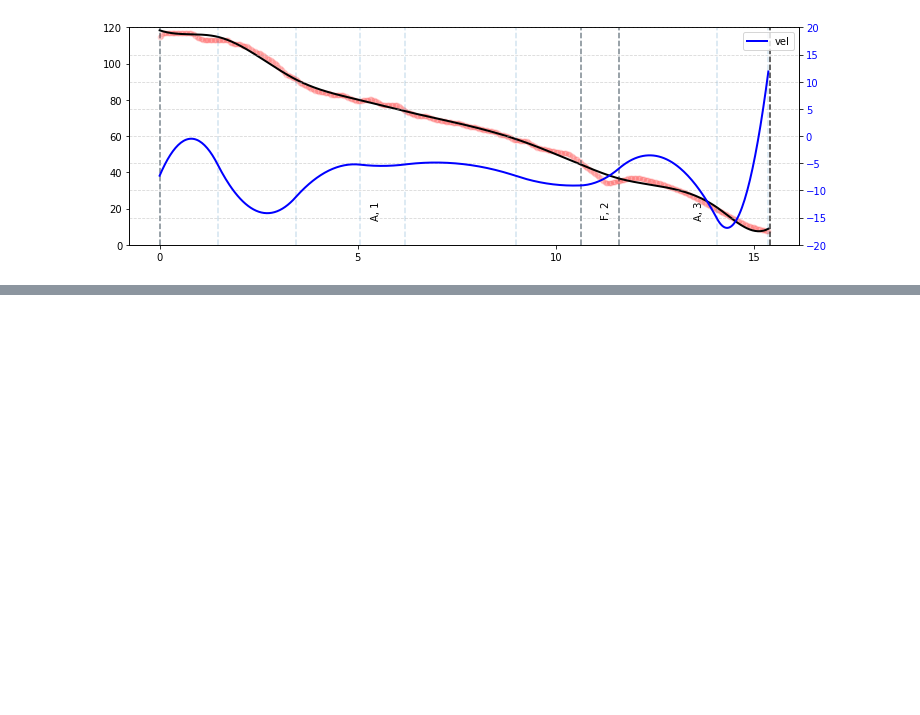
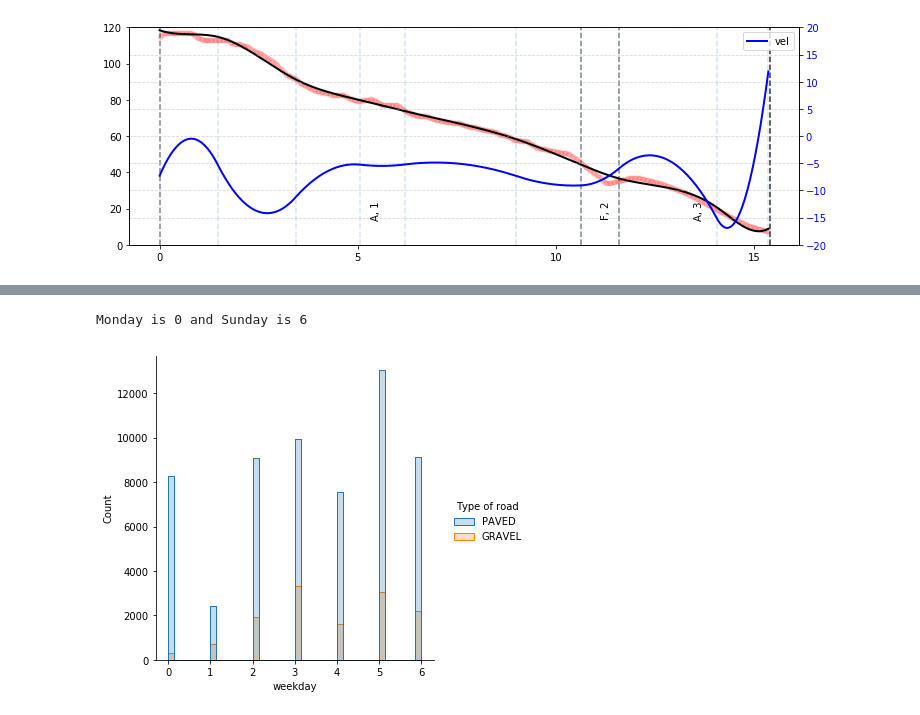
Before and after one commit to saeedarabi92/Farm-equipment-following-behaviour, a Jupyter notebook: notebooks/Mixed_effect_model.ipynb, the cells around one changed output, grey strips where cells are left out. Cells and saved outputs as stored; diff of their text form; code cells hidden in the pictures; blank space fills up the shorter version.

```diff
--- a/notebooks/Mixed_effect_model.ipynb
+++ b/notebooks/Mixed_effect_model.ipynb
@@ -252,0 +148,6 @@ time of day, day of week
+# %%
+sns.displot(dataset, x="weekday", hue="Type of road", element="step")
+print("Monday is 0 and Sunday is 6")
+# %% [output]
+Monday is 0 and Sunday is 6
+[figure, added]
```
Also changed, not shown: parts of 47 cells of this notebook.
